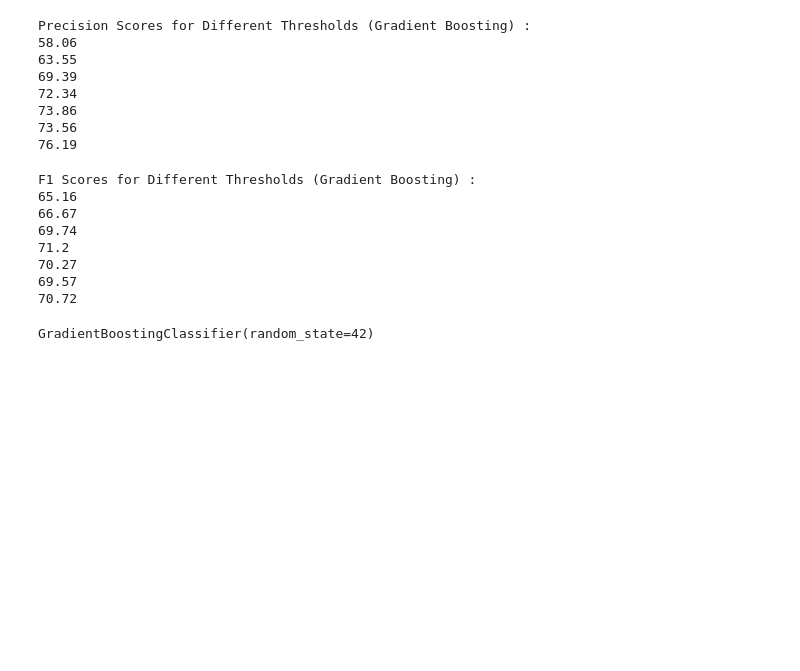
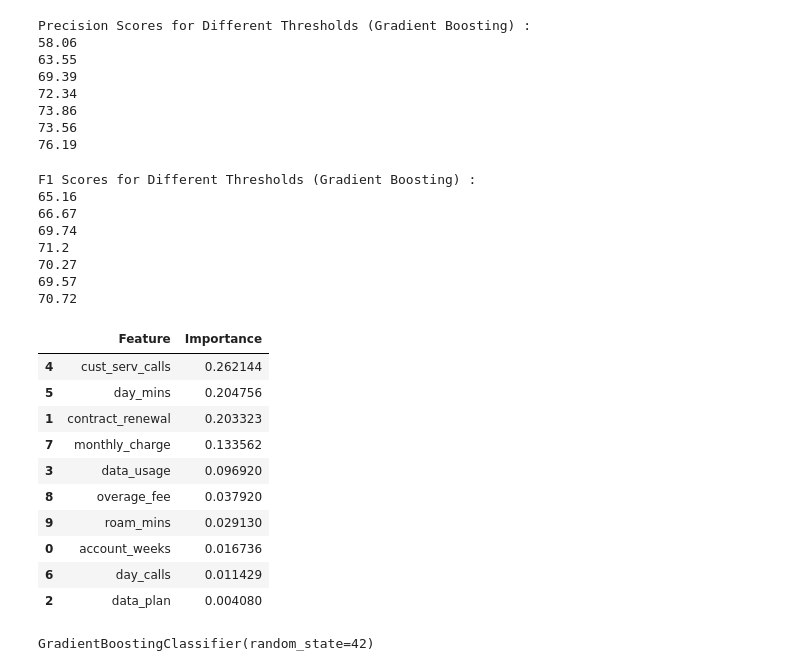
Before and after one commit to khanim-abdullayeva/Telecom-Customer-Churn-Retention-Analysis, a Jupyter notebook: ml/telecom_churn_prediction.ipynb, the cells around one changed output. Saved outputs shown, nothing was run; the diff lists cells and outputs as text; code cells hidden in the pictures; blank space fills up the shorter version.

```diff
--- a/ml/telecom_churn_prediction.ipynb
+++ b/ml/telecom_churn_prediction.ipynb
@@ -630,6 +630,27 @@ F1 Scores for Different Thresholds (Gradient Boosting) :
 70.27
 69.57
 70.72
+# %%
+# Get Gradient Boosting feature importances
+gb_importances = gb.feature_importances_
+gb_importances_df = pd.DataFrame({
+    "Feature" : X_train.columns,
+    "Importance" : gb_importances
+}
+)
+gb_importances_df.sort_values(by = "Importance", ascending = False)
+# %% [output]
+|  | Feature | Importance |
+| 4 | cust_serv_calls | 0.262144 |
+| 5 | day_mins | 0.204756 |
+| 1 | contract_renewal | 0.203323 |
+| 7 | monthly_charge | 0.133562 |
+| 3 | data_usage | 0.096920 |
+| 8 | overage_fee | 0.037920 |
+| 9 | roam_mins | 0.029130 |
+| 0 | account_weeks | 0.016736 |
+| 6 | day_calls | 0.011429 |
+| 2 | data_plan | 0.004080 |
 # %%
 # Calculate balanced sample weights to give more importance to the minority class (churn = 1) during model training.
 sample_weights = compute_sample_weight(
```
